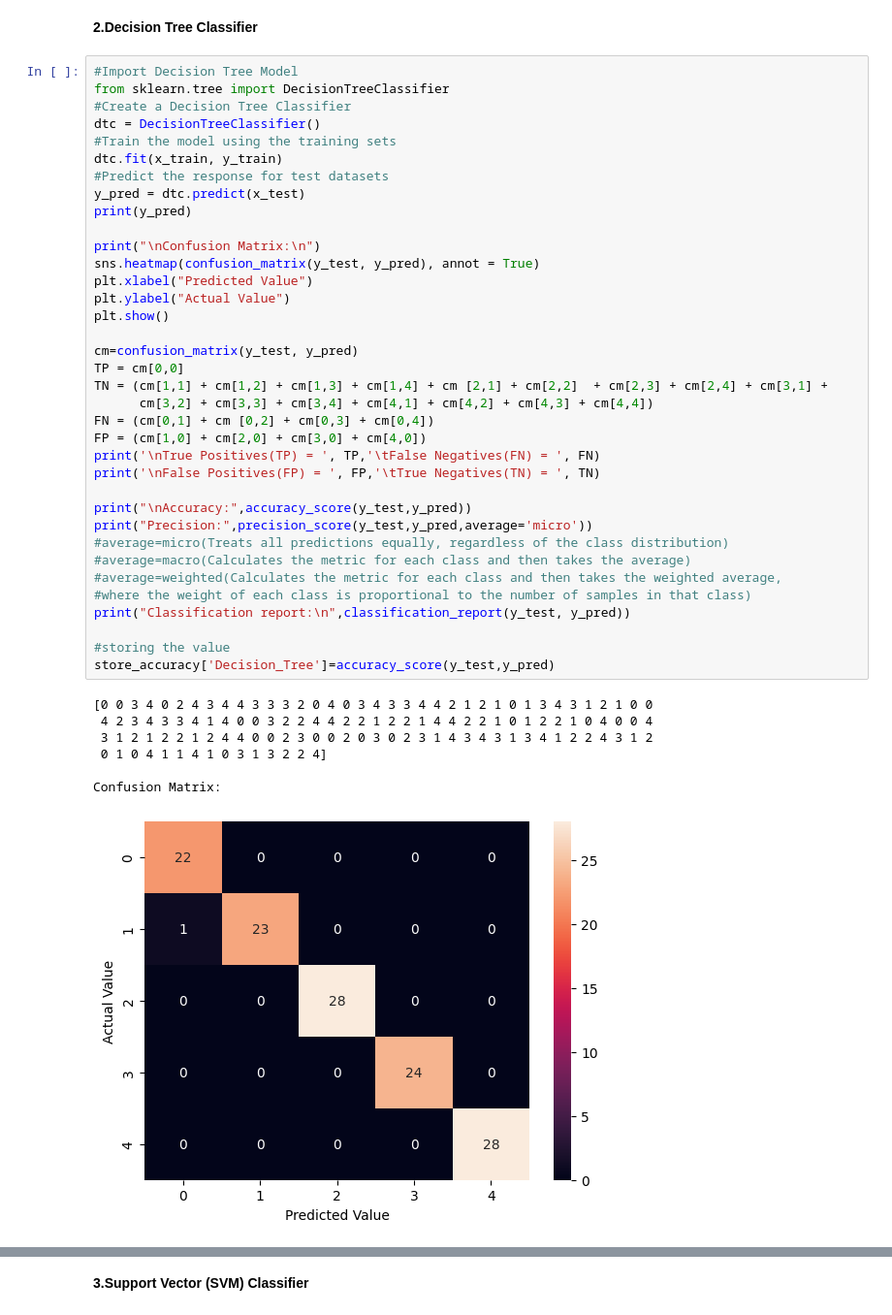
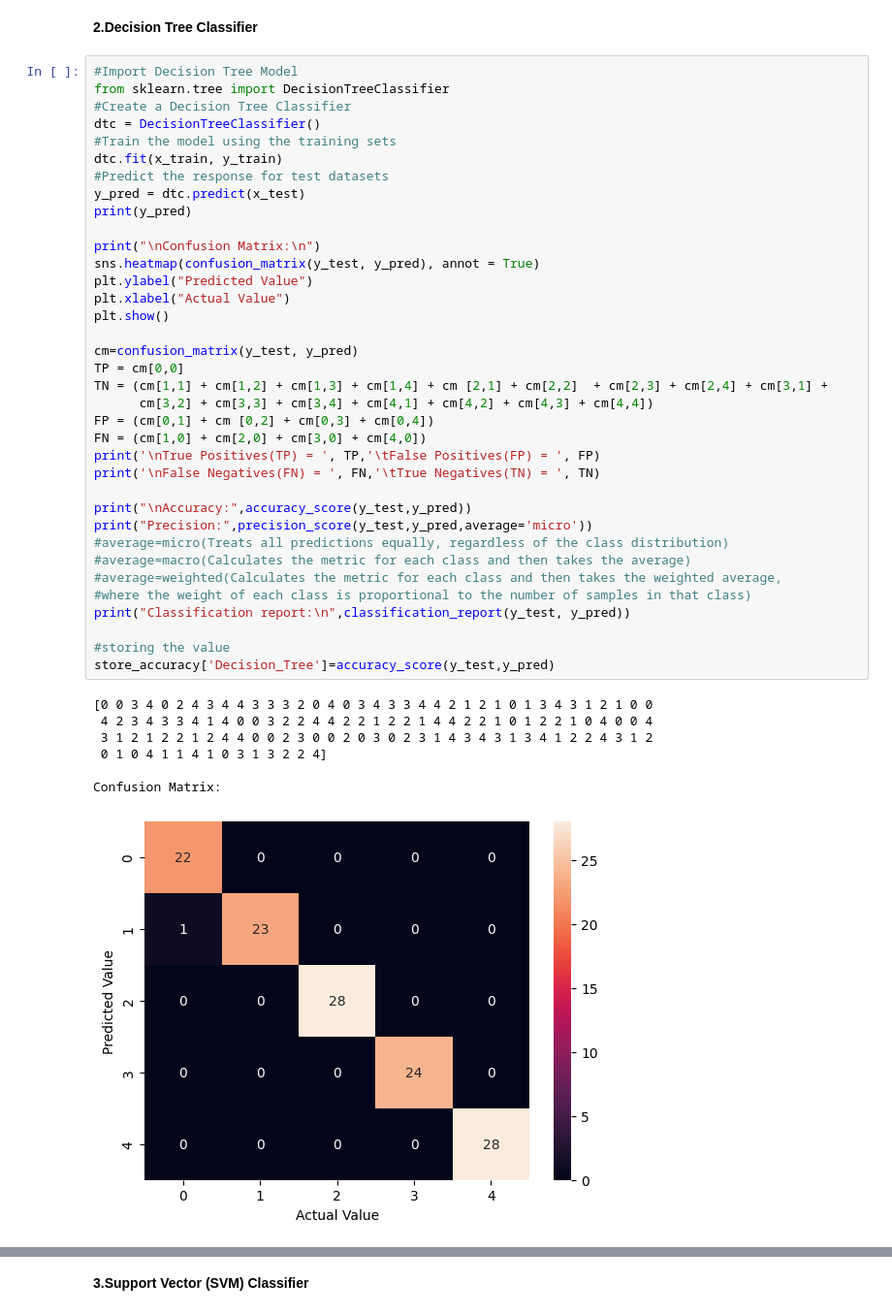
Before and after one commit to imarun0001/Human-Stress-Level-Detection-UI, a Jupyter notebook: Colab Notebooks/Human Stress level detection.ipynb, the cells around one changed output, grey strips where cells are left out. Shown at 97% size. Cells and saved outputs as stored; diff of their text form.

```diff
--- a/Colab Notebooks/Human Stress level detection.ipynb
+++ b/Colab Notebooks/Human Stress level detection.ipynb
@@ -498,37 +498,37 @@ dtc.fit(x_train, y_train)
 #Predict the response for test datasets
 y_pred = dtc.predict(x_test)
 print(y_pred)
 
 print("\nConfusion Matrix:\n")
 sns.heatmap(confusion_matrix(y_test, y_pred), annot = True)
-plt.xlabel("Predicted Value")
-plt.ylabel("Actual Value")
+plt.ylabel("Predicted Value")
+plt.xlabel("Actual Value")
 plt.show()
 
 cm=confusion_matrix(y_test, y_pred)
 TP = cm[0,0]
 TN = (cm[1,1] + cm[1,2] + cm[1,3] + cm[1,4] + cm [2,1] + cm[2,2]  + cm[2,3] + cm[2,4] + cm[3,1] +
       cm[3,2] + cm[3,3] + cm[3,4] + cm[4,1] + cm[4,2] + cm[4,3] + cm[4,4])
-FN = (cm[0,1] + cm [0,2] + cm[0,3] + cm[0,4])
-FP = (cm[1,0] + cm[2,0] + cm[3,0] + cm[4,0])
-print('\nTrue Positives(TP) = ', TP,'\tFalse Negatives(FN) = ', FN)
-print('\nFalse Positives(FP) = ', FP,'\tTrue Negatives(TN) = ', TN)
+FP = (cm[0,1] + cm [0,2] + cm[0,3] + cm[0,4])
+FN = (cm[1,0] + cm[2,0] + cm[3,0] + cm[4,0])
+print('\nTrue Positives(TP) = ', TP,'\tFalse Positives(FP) = ', FP)
+print('\nFalse Negatives(FN) = ', FN,'\tTrue Negatives(TN) = ', TN)
 
 print("\nAccuracy:",accuracy_score(y_test,y_pred))
 print("Precision:",precision_score(y_test,y_pred,average='micro'))
 #average=micro(Treats all predictions equally, regardless of the class distribution)
 #average=macro(Calculates the metric for each class and then takes the average)
 #average=weighted(Calculates the metric for each class and then takes the weighted average,
 #where the weight of each class is proportional to the number of samples in that class)
 print("Classification report:\n",classification_report(y_test, y_pred))
 
 #storing the value
 store_accuracy['Decision_Tree']=accuracy_score(y_test,y_pred)
 # %% [output]
 [0 0 3 4 0 2 4 3 4 4 3 3 3 2 0 4 0 3 4 3 3 4 4 2 1 2 1 0 1 3 4 3 1 2 1 0 0
  4 2 3 4 3 3 4 1 4 0 0 3 2 2 4 4 2 2 1 2 2 1 4 4 2 2 1 0 1 2 2 1 0 4 0 0 4
  3 1 2 1 2 2 1 2 4 4 0 0 2 3 0 0 2 0 3 0 2 3 1 4 3 4 3 1 3 4 1 2 2 4 3 1 2
  0 1 0 4 1 1 4 1 0 3 1 3 2 2 4]
 
 Confusion Matrix:
-[figure, old version]
+[figure, new version]
```
Also changed, not shown: parts of 7 cells of this notebook.
